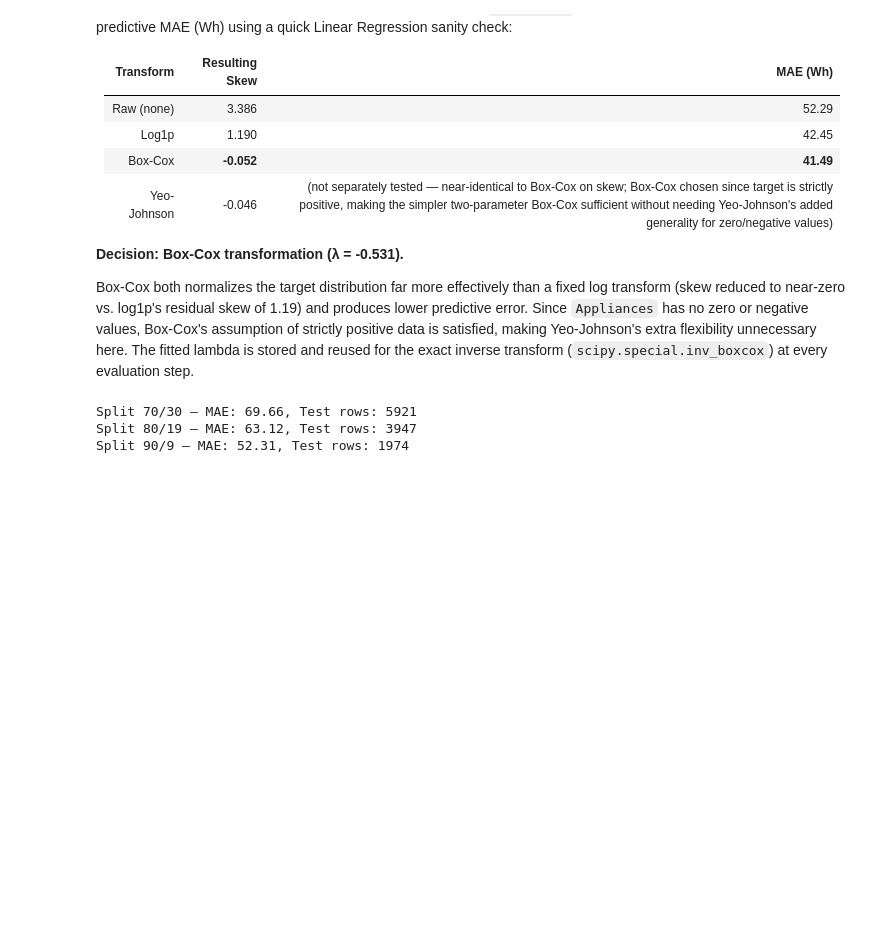
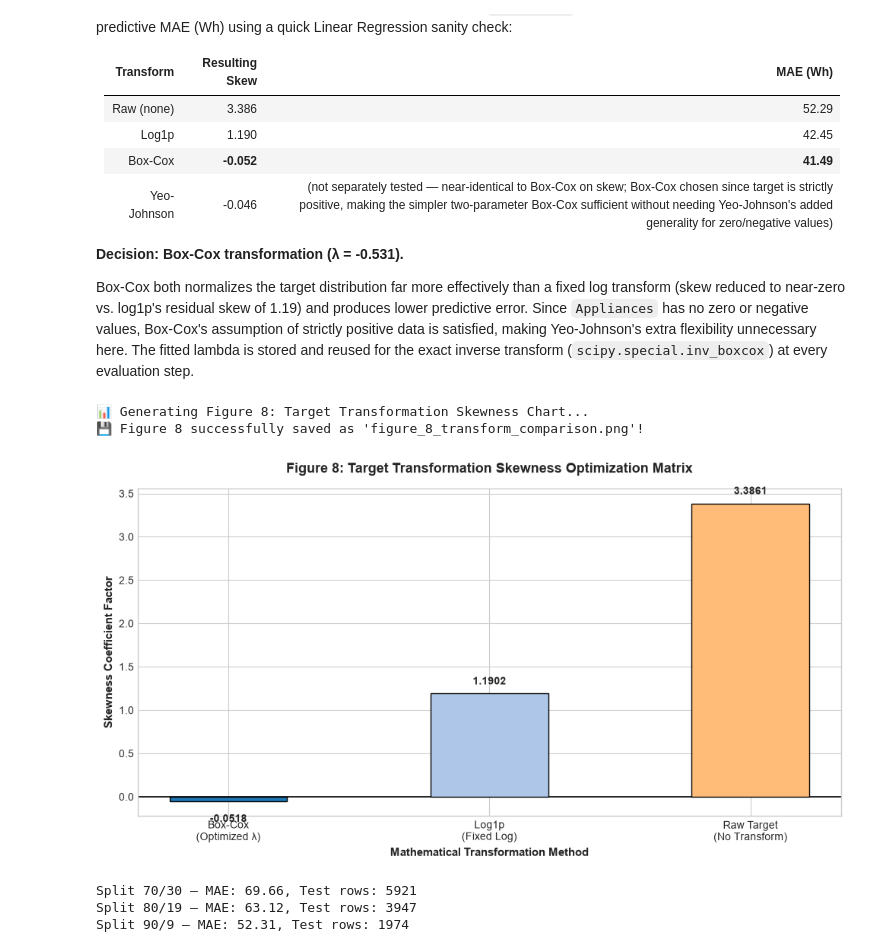
Before and after one commit to gamodyarajasooriya/appliance-energy-prediction-dl-, a Jupyter notebook: notebooks/02_preprocessing_feature_engineering.ipynb, the cells around one changed output. Drawn from its saved outputs; the diff is of its cells as text; code cells hidden in the pictures; blank space fills up the shorter version.

```diff
--- a/notebooks/02_preprocessing_feature_engineering.ipynb
+++ b/notebooks/02_preprocessing_feature_engineering.ipynb
@@ -120,6 +169,47 @@ Box-Cox both normalizes the target distribution far more effectively than a fixe
 Since `Appliances` has no zero or negative values, Box-Cox's assumption of strictly positive data is
 satisfied, making Yeo-Johnson's extra flexibility unnecessary here. The fitted lambda is stored and
 reused for the exact inverse transform (`scipy.special.inv_boxcox`) at every evaluation step.
+# %%
+import matplotlib.pyplot as plt
+import numpy as np
+
+print("📊 Generating Figure 8: Target Transformation Skewness Chart...")
+
+# Define the skewness results extracted from our distribution matrix
+transforms = ['Box-Cox\n(Optimized λ)', 'Log1p\n(Fixed Log)', 'Raw Target\n(No Transform)']
+skewness_factors = [-0.0518, 1.1902, 3.3861]
+
+# Sort transforms by distance from perfect symmetry (absolute skew close to 0)
+sorted_tf = sorted(zip(skewness_factors, transforms), key=lambda x: abs(x[0]))
+skews_sorted, transforms_sorted = zip(*sorted_tf)
+
+fig, ax = plt.subplots(figsize=(10, 5.5))
+colors_tf = ['#1f77b4', '#aec7e8', '#ffbb78'] # Deep Blue, Soft Blue, Soft Orange
+
+# Plot bars
+bars8 = ax.bar(transforms_sorted, skews_sorted, color=colors_tf, width=0.45, edgecolor='black', zorder=3)
+
+# Labeling and Formatting
+ax.set_title('Figure 8: Target Transformation Skewness Optimization Matrix', fontsize=13, fontweight='bold', pad=15)
+ax.set_ylabel('Skewness Coefficient Factor', fontsize=11, fontweight='bold')
+ax.set_xlabel('Mathematical Transformation Method', fontsize=11, fontweight='bold')
+ax.axhline(0, color='black', linewidth=1.2, linestyle='-', zorder=2) # Base normal line
+
+# Value annotations on bars (handling negative and positive directions dynamically)
+for bar in bars8:
+    yval = bar.get_height()
+    va_dir = 'bottom' if yval >= 0 else 'top'
+    offset = 0.08 if yval >= 0 else -0.15
+    ax.text(bar.get_x() + bar.get_width()/2.0, yval + offset, f'{yval:.4f}', ha='center', va=va_dir, fontsize=10, fontweight='bold')
+
+plt.tight_layout()
+plt.savefig('figure_8_transform_comparison.png', dpi=300)
+print("💾 Figure 8 successfully saved as 'figure_8_transform_comparison.png'!")
+plt.show()
+# %% [output]
+📊 Generating Figure 8: Target Transformation Skewness Chart...
+💾 Figure 8 successfully saved as 'figure_8_transform_comparison.png'!
+[figure, added]
 # %%
 from scipy.stats import boxcox
 df['Appliances_bc'], bc_lambda = boxcox(df['Appliances'])
```
Also changed, not shown: parts of 5 cells of this notebook, 16 other files.
